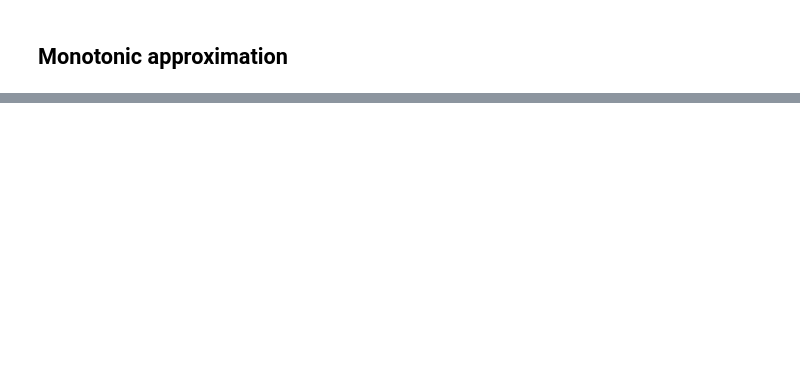
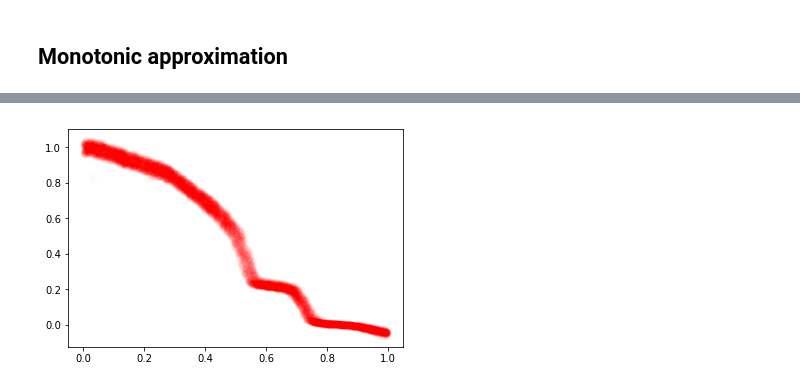
Before and after one commit to Sandy4321/monotonic-nets, a Jupyter notebook: mono-lstm.ipynb, the cells around one changed output, grey strips where cells are left out. Saved outputs shown, nothing was run; the diff lists cells and outputs as text; code cells hidden in the pictures; blank space fills up the shorter version.

```diff
--- a/mono-lstm.ipynb
+++ b/mono-lstm.ipynb
@@ -156,0 +136,7 @@ TypeError: Second-order gradient for while loops not supported.
+# %%
+y_pred = model_reg.predict(x)
+
+plt.plot(x[:, 0, 0], y_pred, 'ro', alpha=0.02)
+plt.show()
+# %% [output]
+[figure, added]
```
Also changed, not shown: parts of 9 cells of this notebook.
